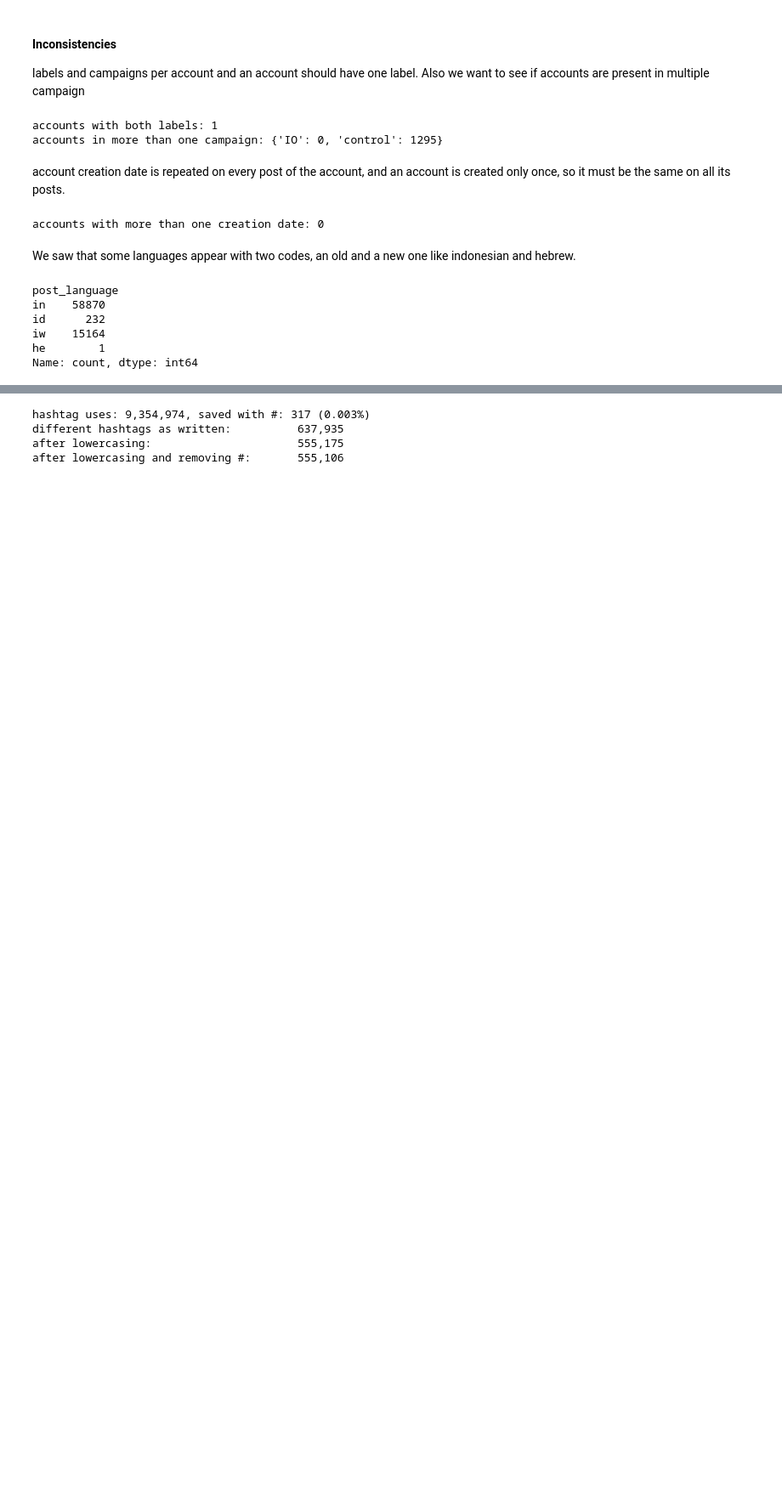
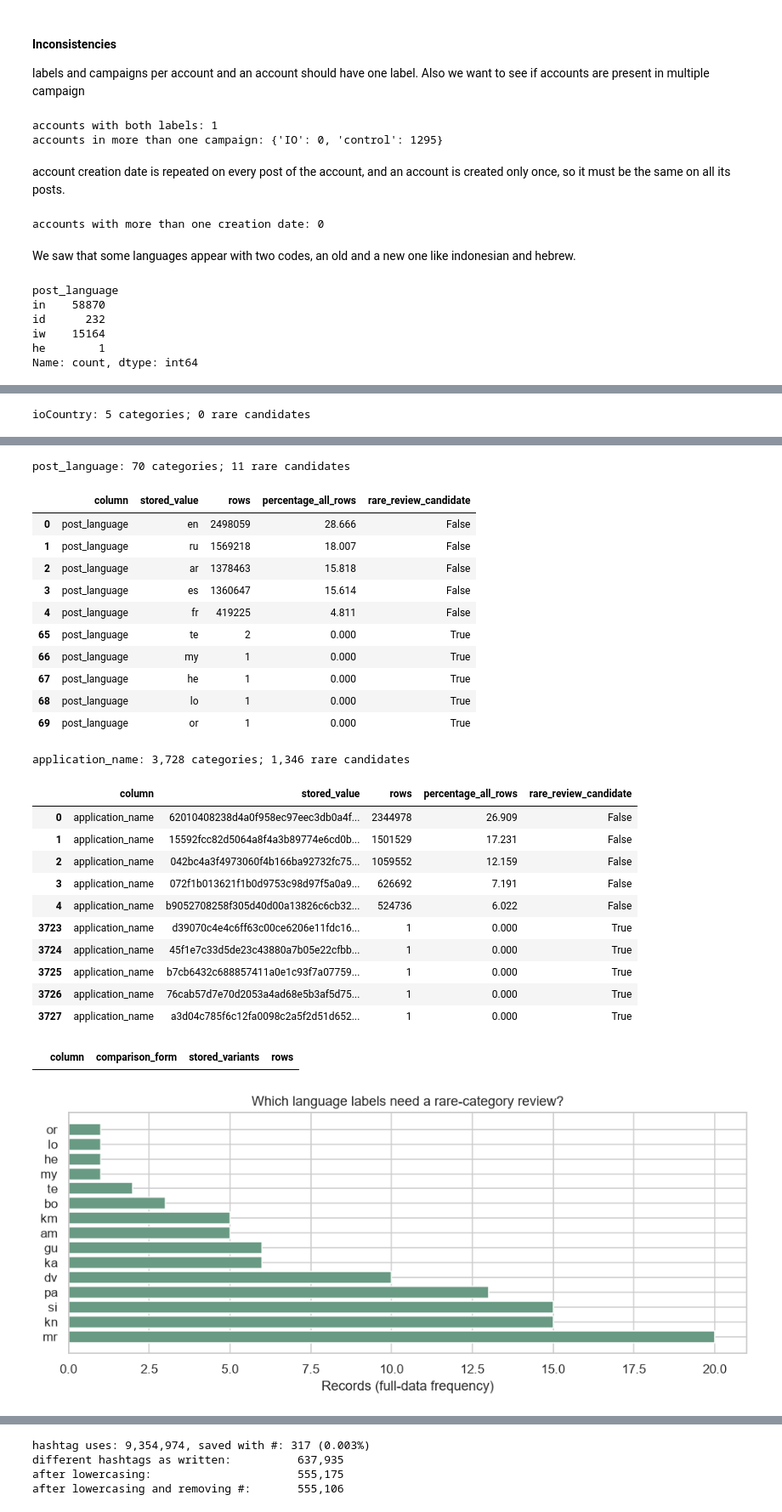
Before and after one commit to kazisohrabuddintitu/Data-Mining-project-2026, a Jupyter notebook: notebooks/task1_data_understanding_preparation.ipynb, the cells around one changed output, grey strips where cells are left out. Shown at 85% size. Cells and saved outputs as stored; diff of their text form; code cells hidden in the pictures; blank space fills up the shorter version.

```diff
--- a/notebooks/task1_data_understanding_preparation.ipynb
+++ b/notebooks/task1_data_understanding_preparation.ipynb
@@ -500,0 +1118,39 @@ Name: count, dtype: int64
+# %%
+import json
+
+# Review threshold only: rare categories are not automatically errors.
+RARE_CATEGORY_MAX_COUNT = 10
+category_tables, normalization_rows = [], []
+for name in ["ioCountry", "post_language", "application_name"]:
+    frequencies = df.loc[df[name].notna(), name].value_counts()
+    table = frequencies.rename_axis("stored_value").reset_index(name="rows")
+    table.insert(0, "column", name)
+    table["percentage_all_rows"] = 100 * table["rows"] / N_ROWS
+    table["rare_review_candidate"] = table["rows"].le(RARE_CATEGORY_MAX_COUNT)
+    category_tables.append(table)
+    normalized = table["stored_value"].str.strip().str.casefold()
+    collision = normalized.duplicated(keep=False)
+    for canonical, group in table.loc[collision].groupby(normalized[collision], sort=True):
+        normalization_rows.append({
+            "column": name, "comparison_form": canonical,
+            "stored_variants": json.dumps(group["stored_value"].tolist(), ensure_ascii=False),
+            "rows": int(group["rows"].sum()),
+        })
+    print(f"{name}: {len(table):,} categories; {int(table['rare_review_candidate'].sum()):,} rare candidates")
+    display(pd.concat([table.head(5), table.tail(5)]).drop_duplicates())
+
+category_frequencies = pd.concat(category_tables, ignore_index=True)
+normalization_candidates = pd.DataFrame(
+    normalization_rows, columns=["column", "comparison_form", "stored_variants", "rows"]
+)
+display(normalization_candidates)
+language_tail = category_frequencies.loc[category_frequencies["column"].eq("post_language")].tail(15)
+if len(language_tail):
+    fig, ax = plt.subplots(figsize=(9, 4))
+    ax.barh(language_tail["stored_value"], language_tail["rows"], color="#699a83")
+    ax.set(xlabel="Records (full-data frequency)", title="Which language labels need a rare-category review?")
+    fig.tight_layout()
+    save_fig("rare_language_labels")
+    plt.show()
+# %% [output]
+ioCountry: 5 categories; 0 rare candidates
@@ -500,0 +1163,26 @@ Name: count, dtype: int64
+post_language: 70 categories; 11 rare candidates
+|  | column | stored_value | rows | percentage_all_rows | rare_review_candidate |
+| 0 | post_language | en | 2498059 | 28.666 | False |
+| 1 | post_language | ru | 1569218 | 18.007 | False |
+| 2 | post_language | ar | 1378463 | 15.818 | False |
+| 3 | post_language | es | 1360647 | 15.614 | False |
+| 4 | post_language | fr | 419225 | 4.811 | False |
+| 65 | post_language | te | 2 | 0.000 | True |
+| 66 | post_language | my | 1 | 0.000 | True |
+| 67 | post_language | he | 1 | 0.000 | True |
+| 68 | post_language | lo | 1 | 0.000 | True |
+| 69 | post_language | or | 1 | 0.000 | True |
+application_name: 3,728 categories; 1,346 rare candidates
+|  | column | stored_value | rows | percentage_all_rows | rare_review_candidate |
+| 0 | application_name | 62010408238d4a0f958ec97eec3db0a4f... | 2344978 | 26.909 | False |
+| 1 | application_name | 15592fcc82d5064a8f4a3b89774e6cd0b... | 1501529 | 17.231 | False |
+| 2 | application_name | 042bc4a3f4973060f4b166ba92732fc75... | 1059552 | 12.159 | False |
+| 3 | application_name | 072f1b013621f1b0d9753c98d97f5a0a9... | 626692 | 7.191 | False |
+| 4 | application_name | b9052708258f305d40d00a13826c6cb32... | 524736 | 6.022 | False |
+| 3723 | application_name | d39070c4e4c6ff63c00ce6206e11fdc16... | 1 | 0.000 | True |
+| 3724 | application_name | 45f1e7c33d5de23c43880a7b05e22cfbb... | 1 | 0.000 | True |
+| 3725 | application_name | b7cb6432c688857411a0e1c93f7a07759... | 1 | 0.000 | True |
+| 3726 | application_name | 76cab57d7e70d2053a4ad68e5b3af5d75... | 1 | 0.000 | True |
+| 3727 | application_name | a3d04c785f6c12fa0098c2a5f2d51d652... | 1 | 0.000 | True |
+|  | column | comparison_form | stored_variants | rows |
+[figure, added]
```
Also changed, not shown: parts of 50 cells of this notebook, 2 other files.
